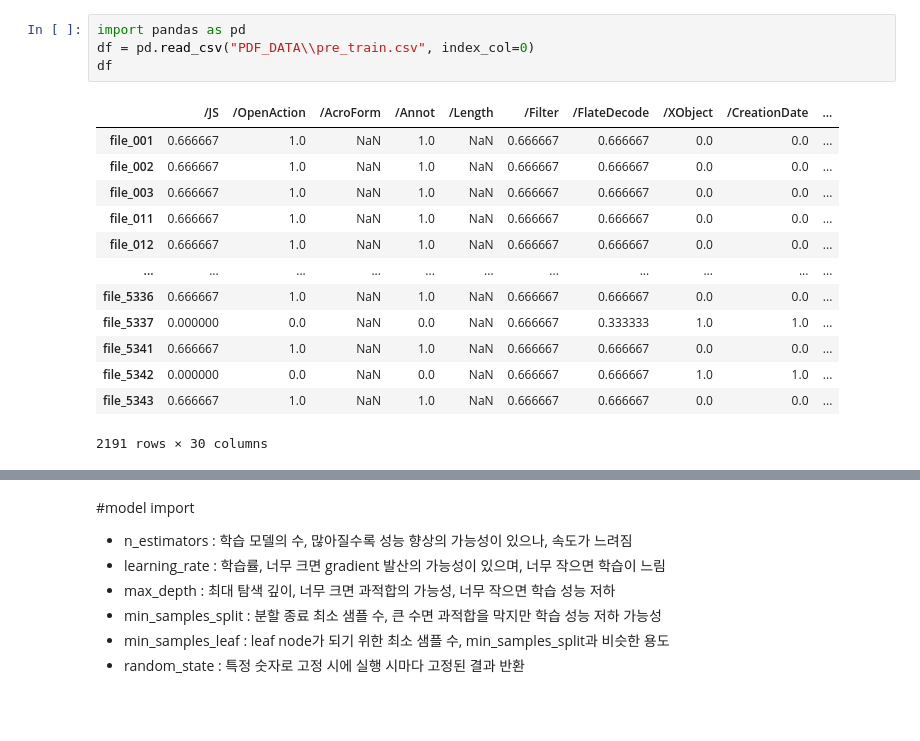
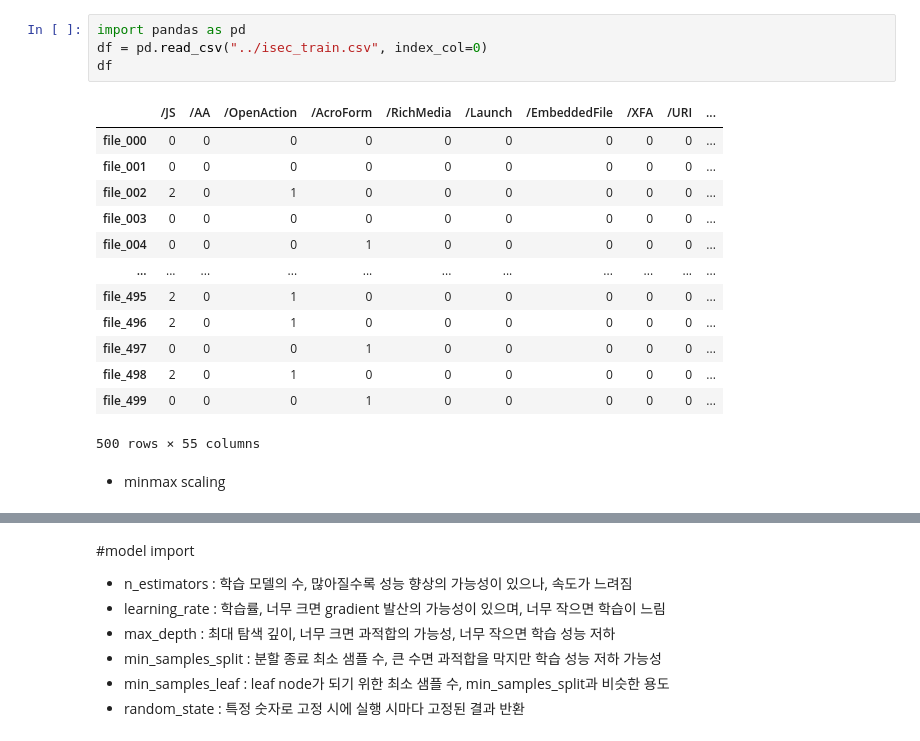
Before and after one commit to sonjinhyuk/CSRC_training, a Jupyter notebook: AI_detecting/PDF_DATA/AI/train.ipynb, the cells around one changed output, grey strips where cells are left out. Cells and saved outputs as stored; diff of their text form; blank space fills up the shorter version.

Commit message:
practice data commit

```diff
--- a/AI_detecting/PDF_DATA/AI/train.ipynb
+++ b/AI_detecting/PDF_DATA/AI/train.ipynb
@@ -1,18 +1,20 @@
 # %%
 import pandas as pd
-df = pd.read_csv("PDF_DATA\\pre_train.csv", index_col=0)
+df = pd.read_csv("../isec_train.csv", index_col=0)
 df
 # %% [output]
-|  | /JS | /OpenAction | /AcroForm | /Annot | /Length | /Filter | /FlateDecode | /XObject | /CreationDate | ... |
-| file_001 | 0.666667 | 1.0 | NaN | 1.0 | NaN | 0.666667 | 0.666667 | 0.0 | 0.0 | ... |
-| file_002 | 0.666667 | 1.0 | NaN | 1.0 | NaN | 0.666667 | 0.666667 | 0.0 | 0.0 | ... |
-| file_003 | 0.666667 | 1.0 | NaN | 1.0 | NaN | 0.666667 | 0.666667 | 0.0 | 0.0 | ... |
-| file_011 | 0.666667 | 1.0 | NaN | 1.0 | NaN | 0.666667 | 0.666667 | 0.0 | 0.0 | ... |
-| file_012 | 0.666667 | 1.0 | NaN | 1.0 | NaN | 0.666667 | 0.666667 | 0.0 | 0.0 | ... |
+|  | /JS | /AA | /OpenAction | /AcroForm | /RichMedia | /Launch | /EmbeddedFile | /XFA | /URI | ... |
+| file_000 | 0 | 0 | 0 | 0 | 0 | 0 | 0 | 0 | 0 | ... |
+| file_001 | 0 | 0 | 0 | 0 | 0 | 0 | 0 | 0 | 0 | ... |
+| file_002 | 2 | 0 | 1 | 0 | 0 | 0 | 0 | 0 | 0 | ... |
+| file_003 | 0 | 0 | 0 | 0 | 0 | 0 | 0 | 0 | 0 | ... |
+| file_004 | 0 | 0 | 0 | 1 | 0 | 0 | 0 | 0 | 0 | ... |
 | ... | ... | ... | ... | ... | ... | ... | ... | ... | ... | ... |
-| file_5336 | 0.666667 | 1.0 | NaN | 1.0 | NaN | 0.666667 | 0.666667 | 0.0 | 0.0 | ... |
-| file_5337 | 0.000000 | 0.0 | NaN | 0.0 | NaN | 0.666667 | 0.333333 | 1.0 | 1.0 | ... |
-| file_5341 | 0.666667 | 1.0 | NaN | 1.0 | NaN | 0.666667 | 0.666667 | 0.0 | 0.0 | ... |
-| file_5342 | 0.000000 | 0.0 | NaN | 0.0 | NaN | 0.666667 | 0.666667 | 1.0 | 1.0 | ... |
-| file_5343 | 0.666667 | 1.0 | NaN | 1.0 | NaN | 0.666667 | 0.666667 | 0.0 | 0.0 | ... |
+| file_495 | 2 | 0 | 1 | 0 | 0 | 0 | 0 | 0 | 0 | ... |
+| file_496 | 2 | 0 | 1 | 0 | 0 | 0 | 0 | 0 | 0 | ... |
+| file_497 | 0 | 0 | 0 | 1 | 0 | 0 | 0 | 0 | 0 | ... |
+| file_498 | 2 | 0 | 1 | 0 | 0 | 0 | 0 | 0 | 0 | ... |
+| file_499 | 0 | 0 | 0 | 1 | 0 | 0 | 0 | 0 | 0 | ... |
-2191 rows × 30 columns
+500 rows × 55 columns
+# %% [markdown]
+- minmax scaling
```
Also changed, not shown: parts of 5 cells of this notebook, 25 other files.
